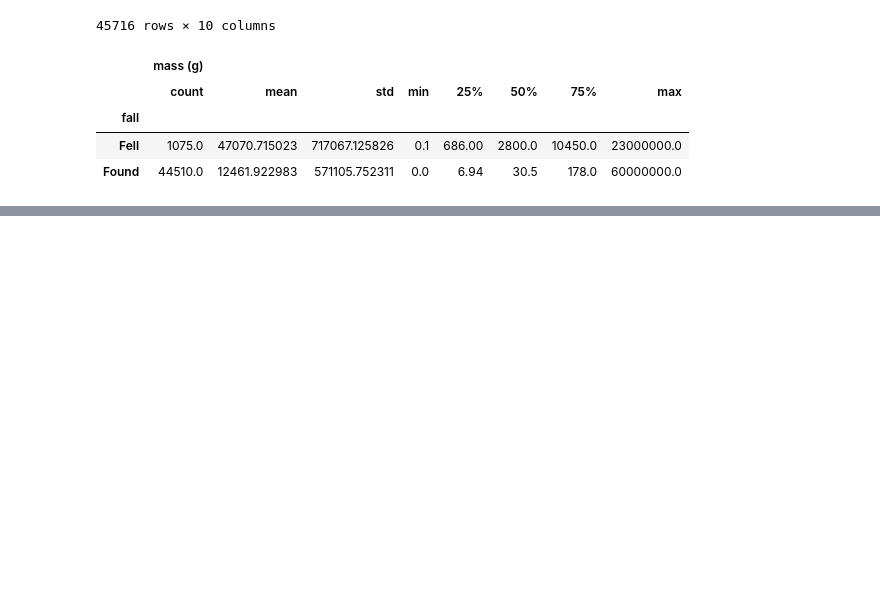
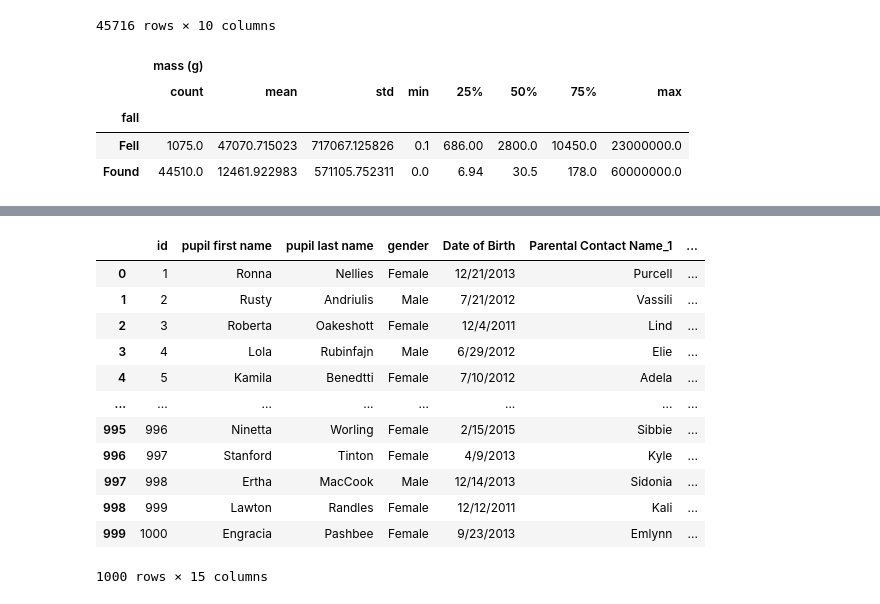
Before and after one commit to 99tyler99/Python, a Jupyter notebook: Python Charmers Fundamentals 05.ipynb, the cells around one changed output, grey strips where cells are left out. Cells and saved outputs as stored; diff of their text form; code cells hidden in the pictures; blank space fills up the shorter version.

```diff
--- a/Python Charmers Fundamentals 05.ipynb
+++ b/Python Charmers Fundamentals 05.ipynb
@@ -501,3 +501,18 @@ meteorites[['mass (g)','fall']].groupby('fall').describe()
 | fall |  |  |  |  |  |  |  |  |
 | Fell | 1075.0 | 47070.715023 | 717067.125826 | 0.1 | 686.00 | 2800.0 | 10450.0 | 23000000.0 |
 | Found | 44510.0 | 12461.922983 | 571105.752311 | 0.0 | 6.94 | 30.5 | 178.0 | 60000000.0 |
+# %%
+import pandas as pd
+student_df = pd.read_csv(r"C:\Users\TylerHa\Documents\GitHub\Python\Data\students.csv")
+travel_df = pd.read_csv(r"C:\Users\TylerHa\Documents\GitHub\Python\Data\travel.csv")
+
+print("""Input
+""")
+
+print('Students')
+print(student_df.head(5))
+print("""
+
+ """)
+print('Travel')
+print(travel_df.head(5))
@@ -503,0 +537,23 @@ meteorites[['mass (g)','fall']].groupby('fall').describe()
+# %%
+student_travel = student_df.merge(
+    travel_df,
+    left_on='id',
+    right_index=True,
+    how='left'
+)
+
+student_travel
+# %% [output]
+|  | id | pupil first name | pupil last name | gender | Date of Birth | Parental Contact Name_1 | ... |
+| 0 | 1 | Ronna | Nellies | Female | 12/21/2013 | Purcell | ... |
+| 1 | 2 | Rusty | Andriulis | Male | 7/21/2012 | Vassili | ... |
+| 2 | 3 | Roberta | Oakeshott | Female | 12/4/2011 | Lind | ... |
+| 3 | 4 | Lola | Rubinfajn | Male | 6/29/2012 | Elie | ... |
+| 4 | 5 | Kamila | Benedtti | Female | 7/10/2012 | Adela | ... |
+| ... | ... | ... | ... | ... | ... | ... | ... |
+| 995 | 996 | Ninetta | Worling | Female | 2/15/2015 | Sibbie | ... |
+| 996 | 997 | Stanford | Tinton | Female | 4/9/2013 | Kyle | ... |
+| 997 | 998 | Ertha | MacCook | Male | 12/14/2013 | Sidonia | ... |
+| 998 | 999 | Lawton | Randles | Female | 12/12/2011 | Kali | ... |
+| 999 | 1000 | Engracia | Pashbee | Female | 9/23/2013 | Emlynn | ... |
+1000 rows × 15 columns
```
Also changed, not shown: parts of 3 cells of this notebook, 2 other files.
